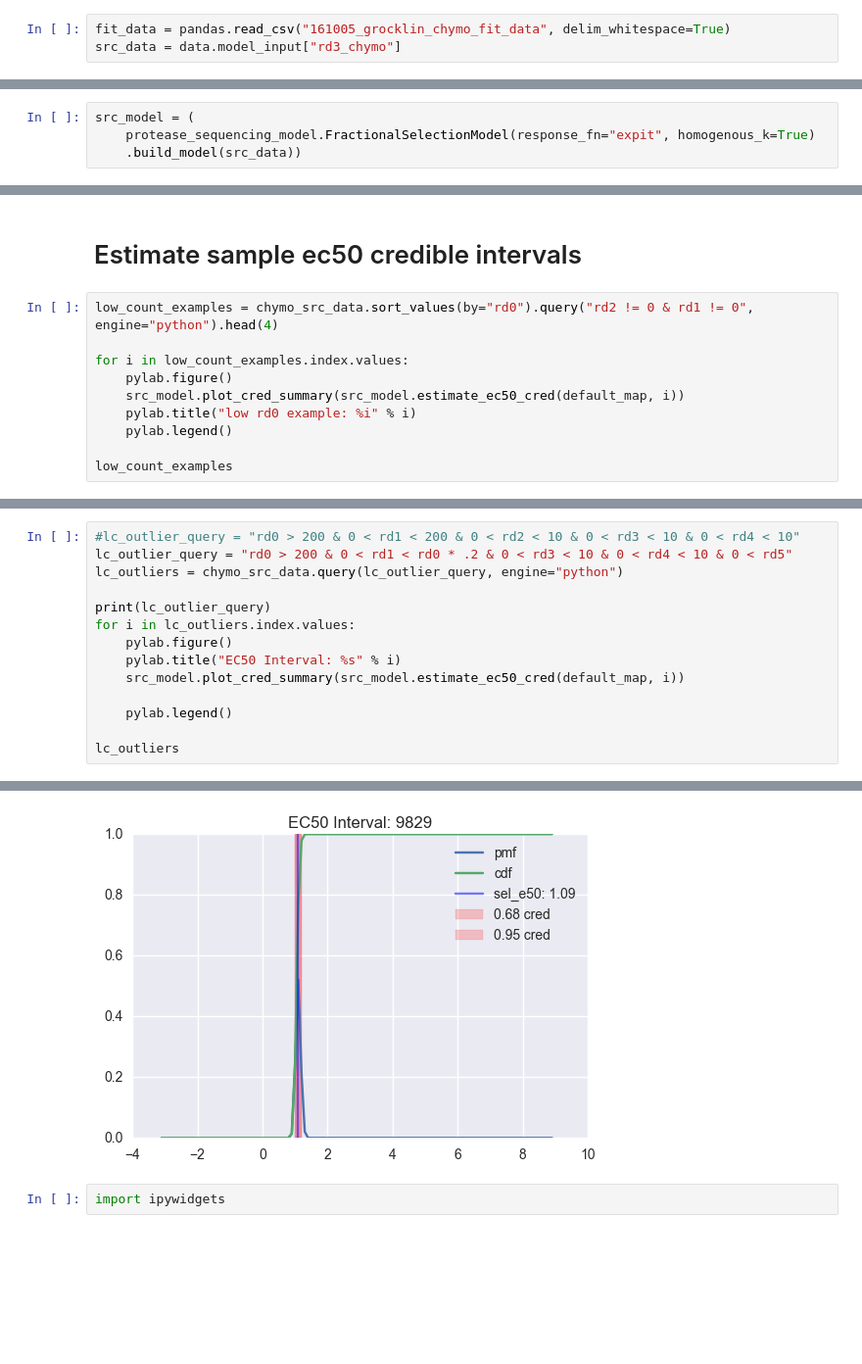
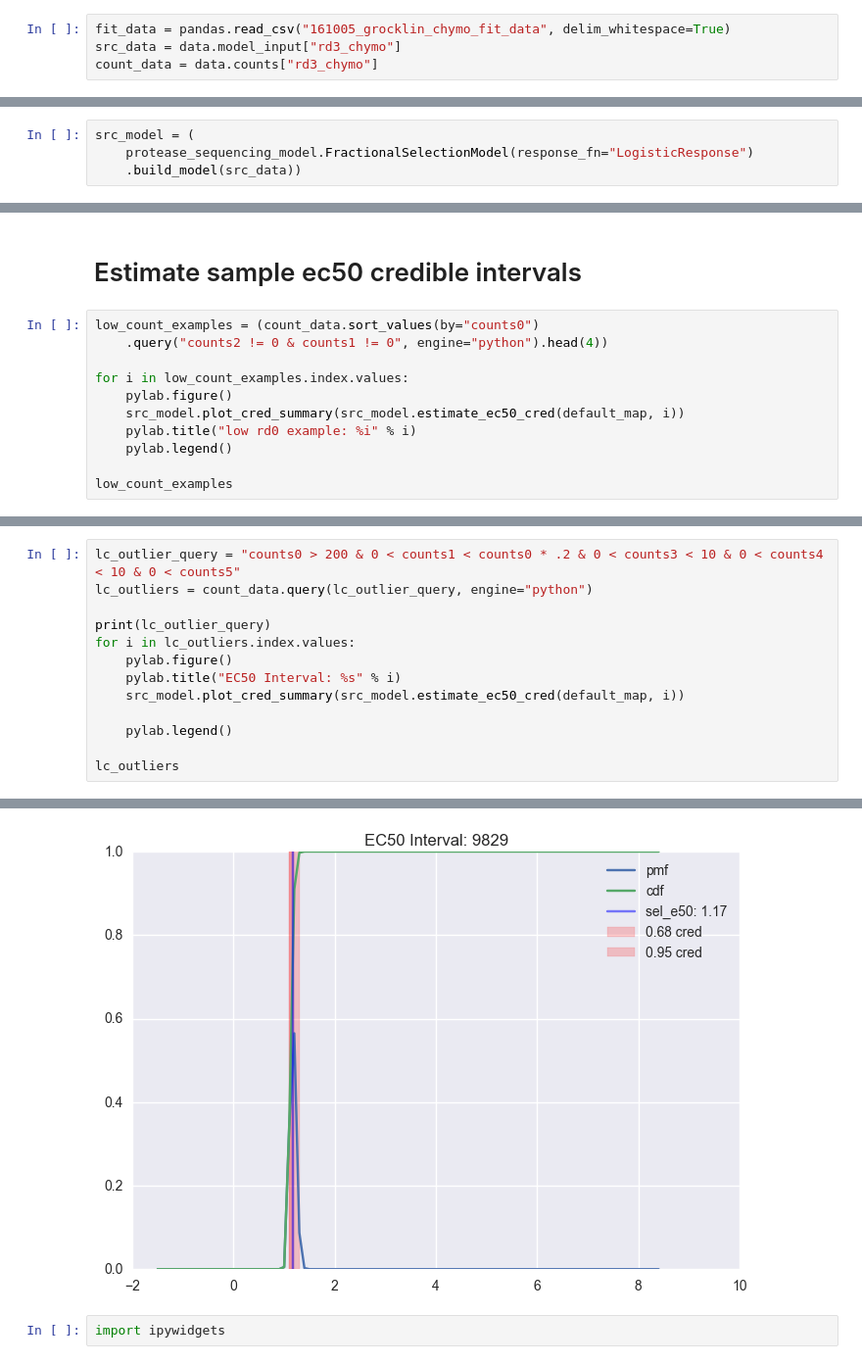
Before and after one commit to asford/protease_experimental_analysis, a Jupyter notebook: workspace/sequencing_model_example.ipynb, the cells around one changed output, grey strips where cells are left out. Shown at 98% size. Saved outputs shown, nothing was run; the diff lists cells and outputs as text; blank space fills up the shorter version.

```diff
--- a/workspace/sequencing_model_example.ipynb
+++ b/workspace/sequencing_model_example.ipynb
@@ -36,6 +36,7 @@ import protease_experimental_analysis.data as data
 # %%
 fit_data = pandas.read_csv("161005_grocklin_chymo_fit_data", delim_whitespace=True)
 src_data = data.model_input["rd3_chymo"]
+count_data = data.counts["rd3_chymo"]
 # %% [markdown]
 # Generate Model and fit MAP
 # %%
@@ -46,5 +47,5 @@ reload(protease_sequencing_model)
 # %%
 src_model = (
-    protease_sequencing_model.FractionalSelectionModel(response_fn="expit", homogenous_k=True)
+    protease_sequencing_model.FractionalSelectionModel(response_fn="LogisticResponse")
     .build_model(src_data))
 # %% [output]
@@ -96,7 +96,8 @@ seaborn.jointplot(
 # %% [markdown]
 # Estimate sample ec50 credible intervals
 # %%
-low_count_examples = chymo_src_data.sort_values(by="rd0").query("rd2 != 0 & rd1 != 0", engine="python").head(4)
+low_count_examples = (count_data.sort_values(by="counts0")
+    .query("counts2 != 0 & counts1 != 0", engine="python").head(4))
 
 for i in low_count_examples.index.values:
     pylab.figure()
@@ -146,7 +147,6 @@ chymo_src_data.iloc[isamples]
 # %%
-#lc_outlier_query = "rd0 > 200 & 0 < rd1 < 200 & 0 < rd2 < 10 & 0 < rd3 < 10 & 0 < rd4 < 10"
-lc_outlier_query = "rd0 > 200 & 0 < rd1 < rd0 * .2 & 0 < rd3 < 10 & 0 < rd4 < 10 & 0 < rd5"
-lc_outliers = chymo_src_data.query(lc_outlier_query, engine="python")
+lc_outlier_query = "counts0 > 200 & 0 < counts1 < counts0 * .2 & 0 < counts3 < 10 & 0 < counts4 < 10 & 0 < counts5"
+lc_outliers = count_data.query(lc_outlier_query, engine="python")
 
 print(lc_outlier_query)
 for i in lc_outliers.index.values:
@@ -166,4 +166,4 @@ rd0 > 200 & 0 < rd1 < rd0 * .2 & 0 < rd3 < 10 & 0 < rd4 < 10 & 0 < rd5
-[figure, old version]
+[figure, new version]
 # %%
 import ipywidgets
 # %%
```
Also changed, not shown: parts of 12 cells of this notebook, 2 other files.
